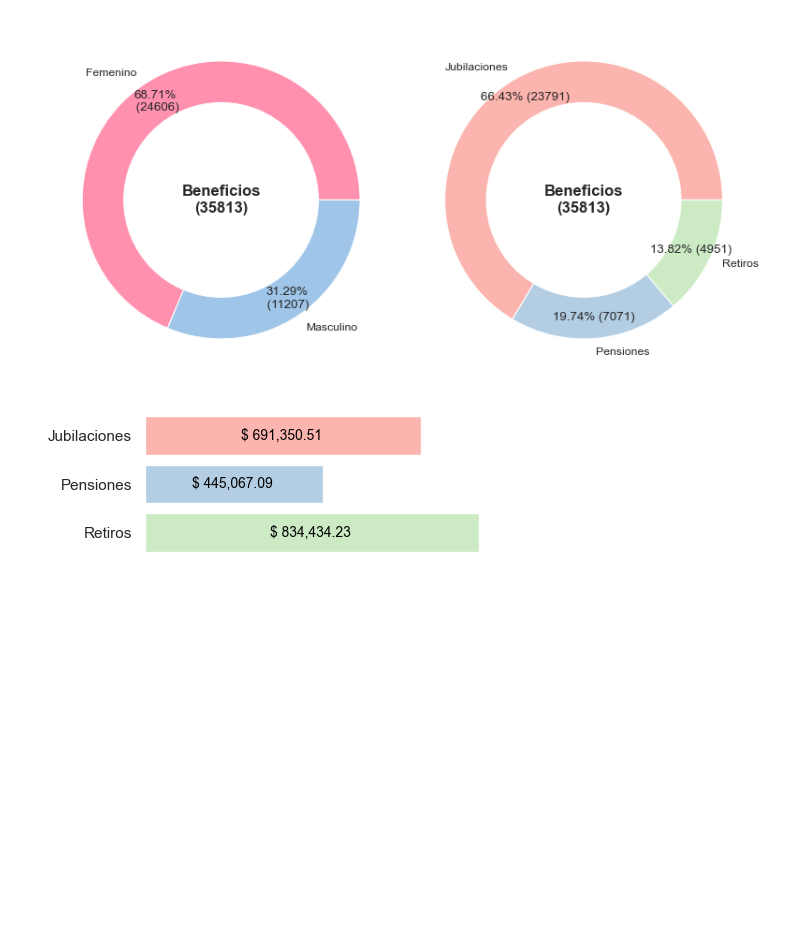
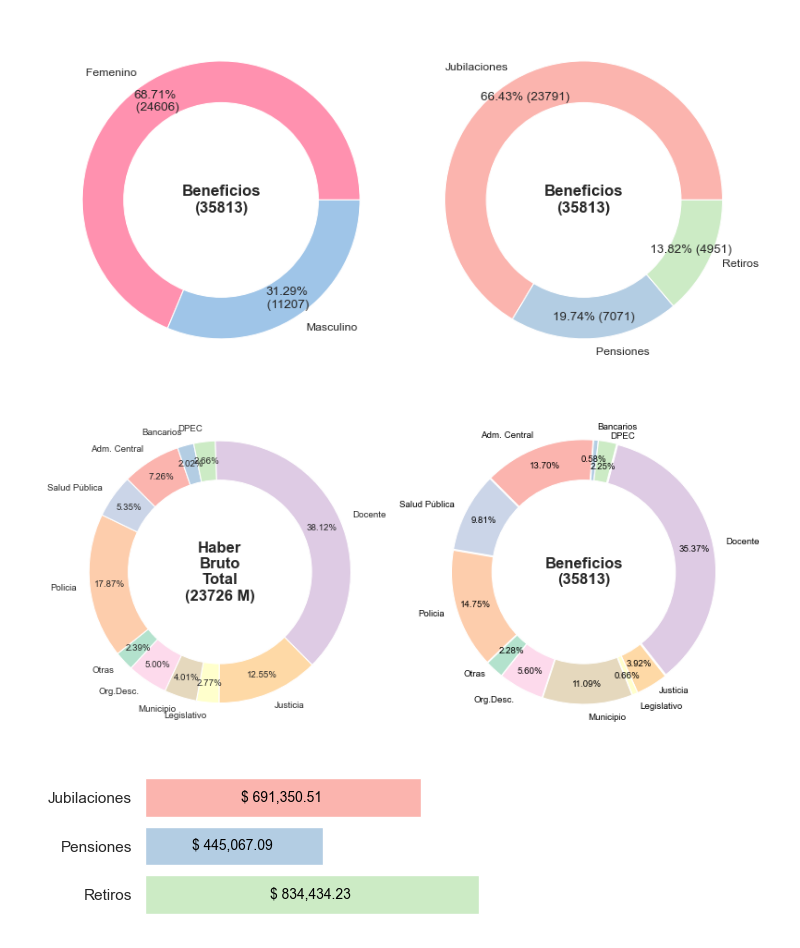
Before and after one commit to chrisgalvez/ReportesLiquidaciones, a Jupyter notebook: estadisticas-liquidaciones.ipynb, the cells around one changed output. Drawn from its saved outputs; the diff is of its cells as text; code cells hidden in the pictures; blank space fills up the shorter version.

```diff
--- a/estadisticas-liquidaciones.ipynb
+++ b/estadisticas-liquidaciones.ipynb
@@ -241,7 +241,7 @@ data_top_10_bruto_grp = data_top_10_bruto.groupby("TIPOREPARTICION").sum("BRUTO"
 plt.subplot(1,2,1)
 
 sectores, textos, autos = plt.pie(data_top_10_bruto_grp["BRUTO"], \
-    labels=data_top_10_bruto_grp.index,  autopct="%1.1f%%", startangle=135,
+    labels=data_top_10_bruto_grp.index,  autopct="%1.2f%%", startangle=135,
     pctdistance=0.85, colors=colores[:11], textprops={'fontsize': 7},
     wedgeprops={'width': 0.5}, counterclock=False)
 
@@ -293,31 +293,33 @@ for i, aut in enumerate(autos):
             aut.set_position((x * 0.95, y * 0.95))
 
 for i, texto in enumerate(textos):
     if data_top_10_grp.iloc[i] / data_top_10_grp.sum() < 0.05:
         if ((i % 2) == 0):
             x, y = texto.get_position()
             texto.set_position((x * 1, y * 0.95))
 
 centre_circle = plt.Circle((0,0),0.70,fc='white')
 axs[1].add_artist(centre_circle)
 axs[1].text(0, 0, 'Beneficios\n' f'({len(brutos):.0f})', ha='center',
             va='center', fontsize=12, fontweight='bold')
 
 axs[1].legend().set_visible(False)
 
 # plt.text(0.70, -0.30, '*sobre un total de {} beneficios'.\
 #     format(data_top_10_grp.sum()),fontsize=8,fontweight='normal',color='gray')
 
 #plt.text(-1.30, -1.37, '**' + ",".join(resto_reparticiones["TIPOREPARTICION"].unique()), fontsize=6, fontweight='normal', color='gray', wrap=True, verticalalignment='top')
 
 plt.legend().set_visible(False)
 #plt.title("Beneficios por tipo de repartición", fontdict={'family': 'Arial', 'size': 12,  'weight': 'bold', 'style': 'normal'})
 plt.rcParams['savefig.dpi'] = 600
 
 # Ajustar el layout para reducir el espacio entre los gráficos de pastel
 plt.subplots_adjust(wspace=0, hspace=5)
 
 temp_pie_brutos_tr = tempfile.NamedTemporaryFile(delete=False, suffix='.png')
 plt.savefig(temp_pie_brutos_tr)
-#plt.show()
+plt.show()
 plt.close()
+# %% [output]
+[figure, added]
```
Also changed, not shown: parts of 8 cells of this notebook.
